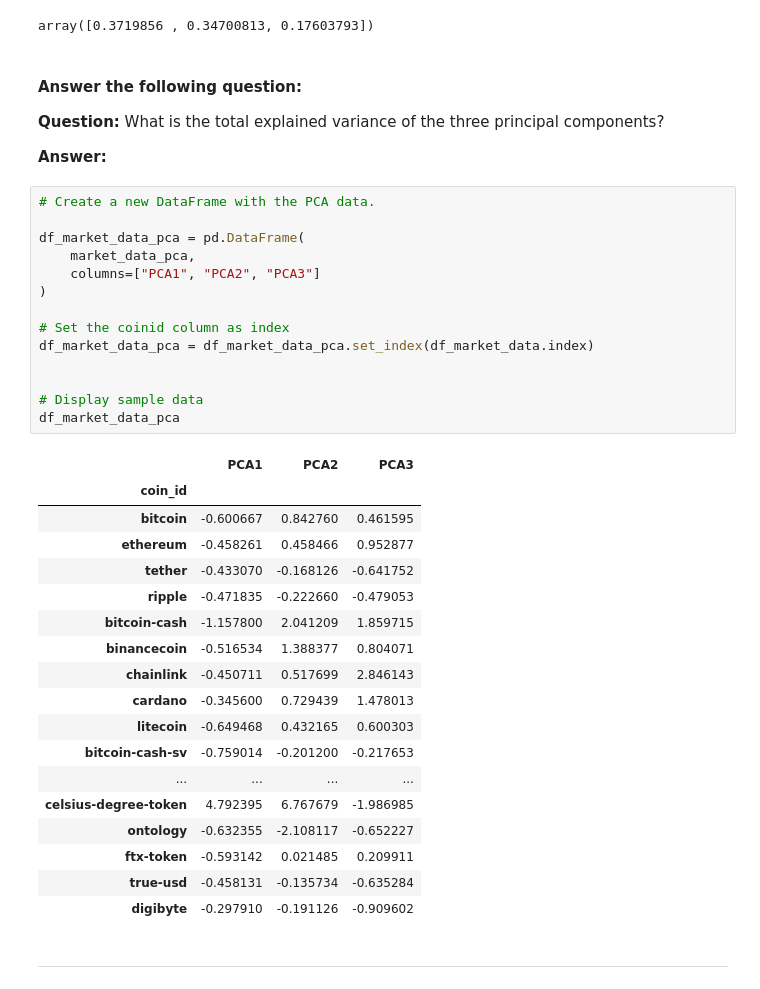
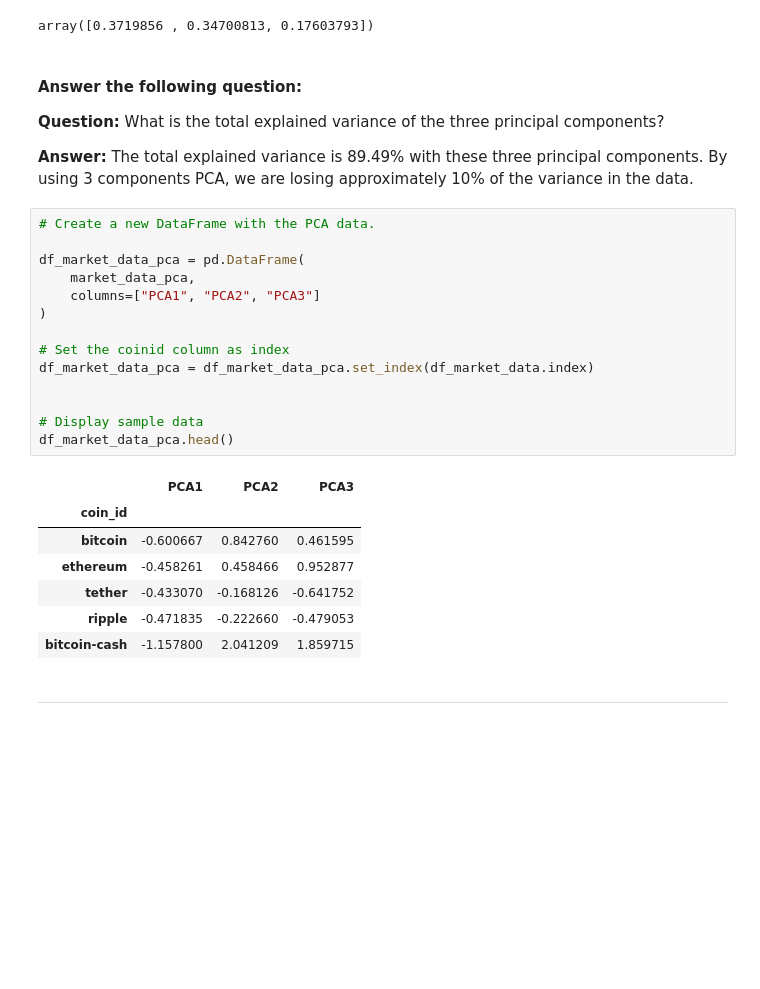
Before and after one commit to IlkayAtes11/Crypto_Clustering, a Jupyter notebook: Starter_Code/Crypto_Clustering.ipynb, the cells around one changed output. Saved outputs shown, nothing was run; the diff lists cells and outputs as text; blank space fills up the shorter version.

```diff
--- a/Starter_Code/Crypto_Clustering.ipynb
+++ b/Starter_Code/Crypto_Clustering.ipynb
@@ -231,40 +227,29 @@ array([0.3719856 , 0.34700813, 0.17603793])
 
 **Question:** What is the total explained variance of the three principal components?
 
-**Answer:**
+**Answer:** The total explained variance is 89.49% with these three principal components. By using 3 components PCA, we are losing approximately 10% of the variance in the data.
 # %%
 # Create a new DataFrame with the PCA data.
 
 df_market_data_pca = pd.DataFrame(
     market_data_pca,
     columns=["PCA1", "PCA2", "PCA3"]
 )
 
 # Set the coinid column as index
 df_market_data_pca = df_market_data_pca.set_index(df_market_data.index)
 
 
 # Display sample data
-df_market_data_pca
+df_market_data_pca.head()
 # %% [output]
 |  | PCA1 | PCA2 | PCA3 |
 | coin_id |  |  |  |
 | bitcoin | -0.600667 | 0.842760 | 0.461595 |
 | ethereum | -0.458261 | 0.458466 | 0.952877 |
 | tether | -0.433070 | -0.168126 | -0.641752 |
 | ripple | -0.471835 | -0.222660 | -0.479053 |
 | bitcoin-cash | -1.157800 | 2.041209 | 1.859715 |
-| binancecoin | -0.516534 | 1.388377 | 0.804071 |
-| chainlink | -0.450711 | 0.517699 | 2.846143 |
-| cardano | -0.345600 | 0.729439 | 1.478013 |
-| litecoin | -0.649468 | 0.432165 | 0.600303 |
-| bitcoin-cash-sv | -0.759014 | -0.201200 | -0.217653 |
-| ... | ... | ... | ... |
-| celsius-degree-token | 4.792395 | 6.767679 | -1.986985 |
-| ontology | -0.632355 | -2.108117 | -0.652227 |
-| ftx-token | -0.593142 | 0.021485 | 0.209911 |
-| true-usd | -0.458131 | -0.135734 | -0.635284 |
-| digibyte | -0.297910 | -0.191126 | -0.909602 |
 # %% [markdown]
 ---
 # %% [markdown]
```
Also changed, not shown: parts of 11 cells of this notebook.
